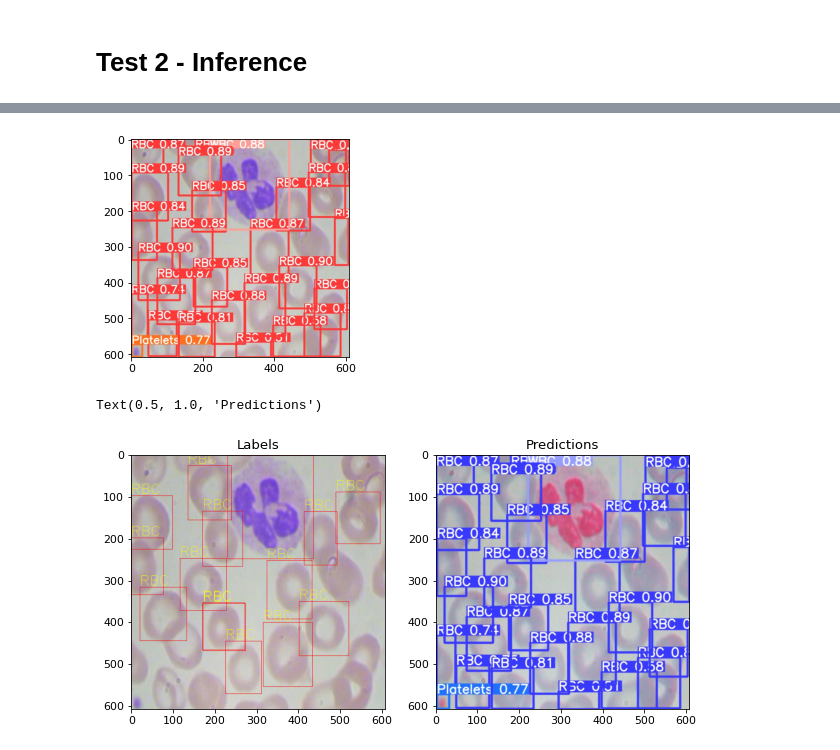
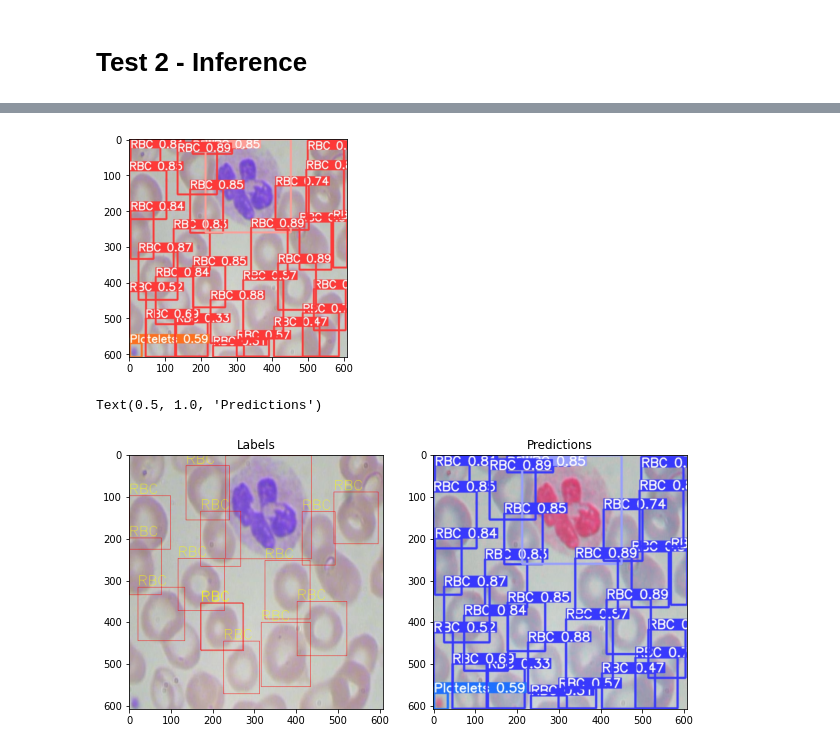
Before and after one commit to AndreaCamilloni/YOLOv3-BloodCellsDetection, a Jupyter notebook: yolo-blood-cell.ipynb, the cells around one changed output, grey strips where cells are left out. Drawn from its saved outputs; the diff is of its cells as text; code cells hidden in the pictures.

Commit message:
Kaggle Notebook | YOLO blood cell | Version 15

```diff
--- a/yolo-blood-cell.ipynb
+++ b/yolo-blood-cell.ipynb
@@ -373,8 +372,8 @@ plt.imshow(image)
 # %%
-img = cv2.imread("runs/detect/blood_cell4/BloodImage_00331.jpg")
+img = cv2.imread("runs/detect/blood_cell/BloodImage_00331.jpg")
 plt.imshow(img[:,:,2::-1]);
 # %% [output]
-[figure, old version]
+[figure, new version]
 # %%
 fig = plt.figure(figsize=(10, 7))
 
@@ -387,7 +386,7 @@ plt.imshow(img)
 plt.title("Predictions")
 # %% [output]
 Text(0.5, 1.0, 'Predictions')
-[figure, old version]
+[figure, new version]
 # %%
 import torch
 
```
Also changed, not shown: parts of 9 cells of this notebook.
